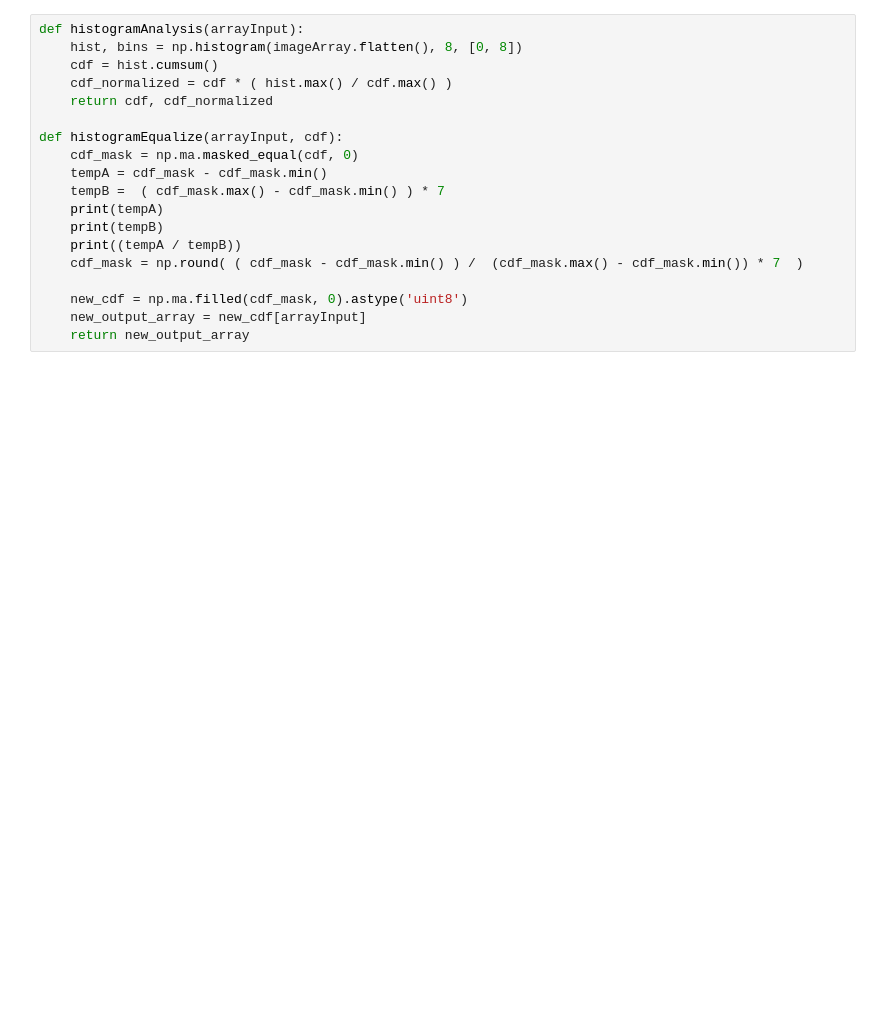
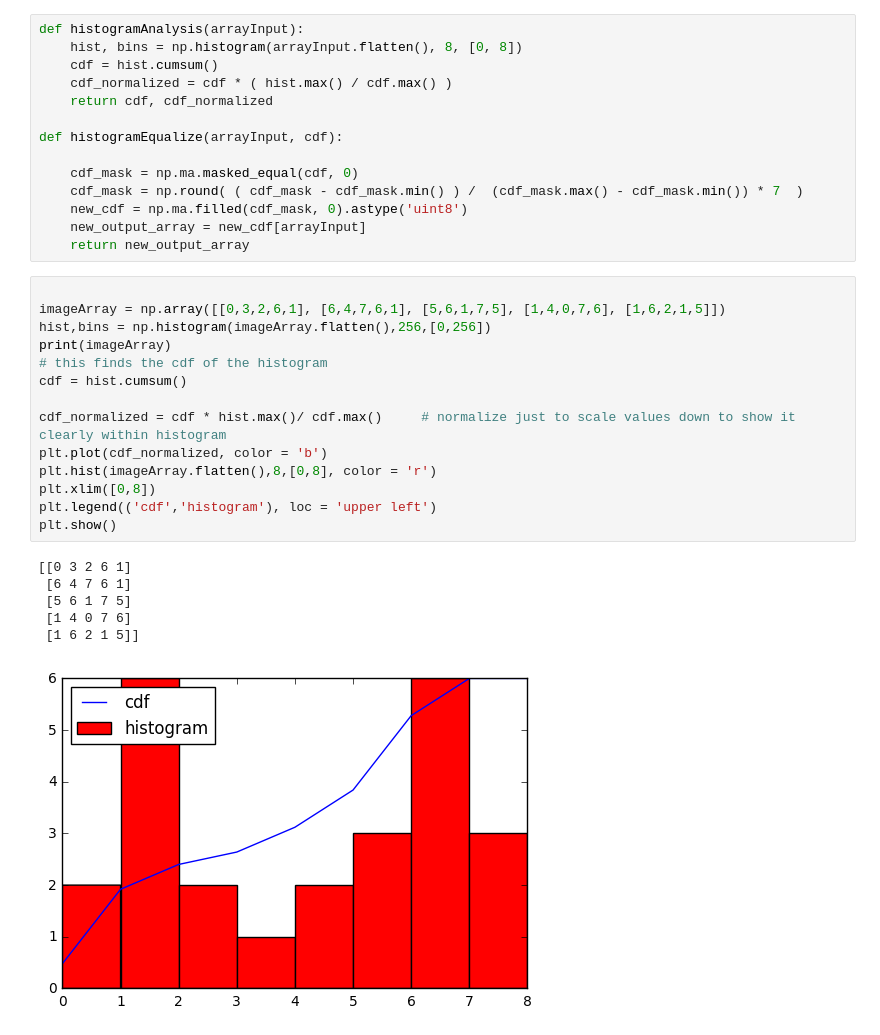
Before and after one commit to IcedDoggie/VIP_class-Materials, a Jupyter notebook: Assignment/PS1/Problem Set 1.ipynb, the cells around one changed output. Cells and saved outputs as stored; diff of their text form; blank space fills up the shorter version.

```diff
--- a/Assignment/PS1/Problem Set 1.ipynb
+++ b/Assignment/PS1/Problem Set 1.ipynb
@@ -117,19 +133,35 @@ plt.show()
 # %%
 def histogramAnalysis(arrayInput):
-    hist, bins = np.histogram(imageArray.flatten(), 8, [0, 8])
+    hist, bins = np.histogram(arrayInput.flatten(), 8, [0, 8])
     cdf = hist.cumsum()
     cdf_normalized = cdf * ( hist.max() / cdf.max() )
     return cdf, cdf_normalized
 
 def histogramEqualize(arrayInput, cdf):
+
     cdf_mask = np.ma.masked_equal(cdf, 0)
-    tempA = cdf_mask - cdf_mask.min()
-    tempB =  ( cdf_mask.max() - cdf_mask.min() ) * 7
-    print(tempA)
-    print(tempB)
-    print((tempA / tempB))
     cdf_mask = np.round( ( cdf_mask - cdf_mask.min() ) /  (cdf_mask.max() - cdf_mask.min()) * 7  )
-
     new_cdf = np.ma.filled(cdf_mask, 0).astype('uint8')
     new_output_array = new_cdf[arrayInput]
     return new_output_array
+# %%
+
+imageArray = np.array([[0,3,2,6,1], [6,4,7,6,1], [5,6,1,7,5], [1,4,0,7,6], [1,6,2,1,5]])
+hist,bins = np.histogram(imageArray.flatten(),256,[0,256])
+print(imageArray)
+# this finds the cdf of the histogram
+cdf = hist.cumsum()
+
+cdf_normalized = cdf * hist.max()/ cdf.max()     # normalize just to scale values down to show it clearly within histogram
+plt.plot(cdf_normalized, color = 'b')
+plt.hist(imageArray.flatten(),8,[0,8], color = 'r')
+plt.xlim([0,8])
+plt.legend(('cdf','histogram'), loc = 'upper left')
+plt.show()
+# %% [output]
+[[0 3 2 6 1]
+ [6 4 7 6 1]
+ [5 6 1 7 5]
+ [1 4 0 7 6]
+ [1 6 2 1 5]]
+[figure, added]
```
Also changed, not shown: parts of 8 cells of this notebook.
